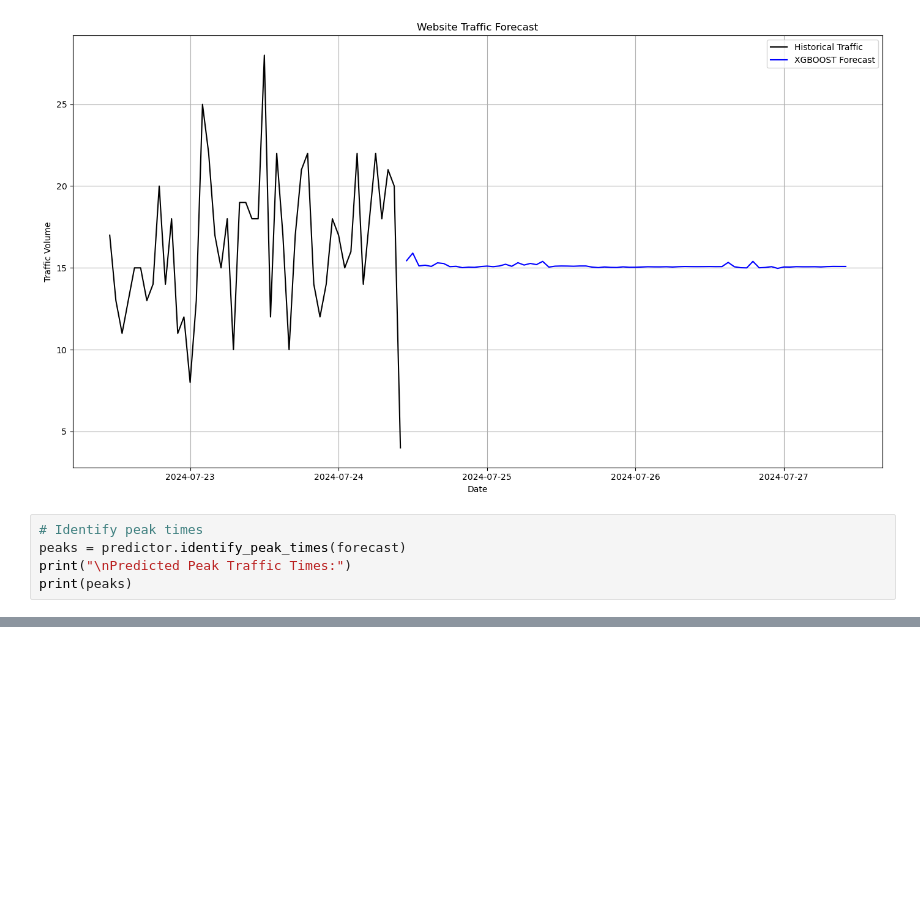
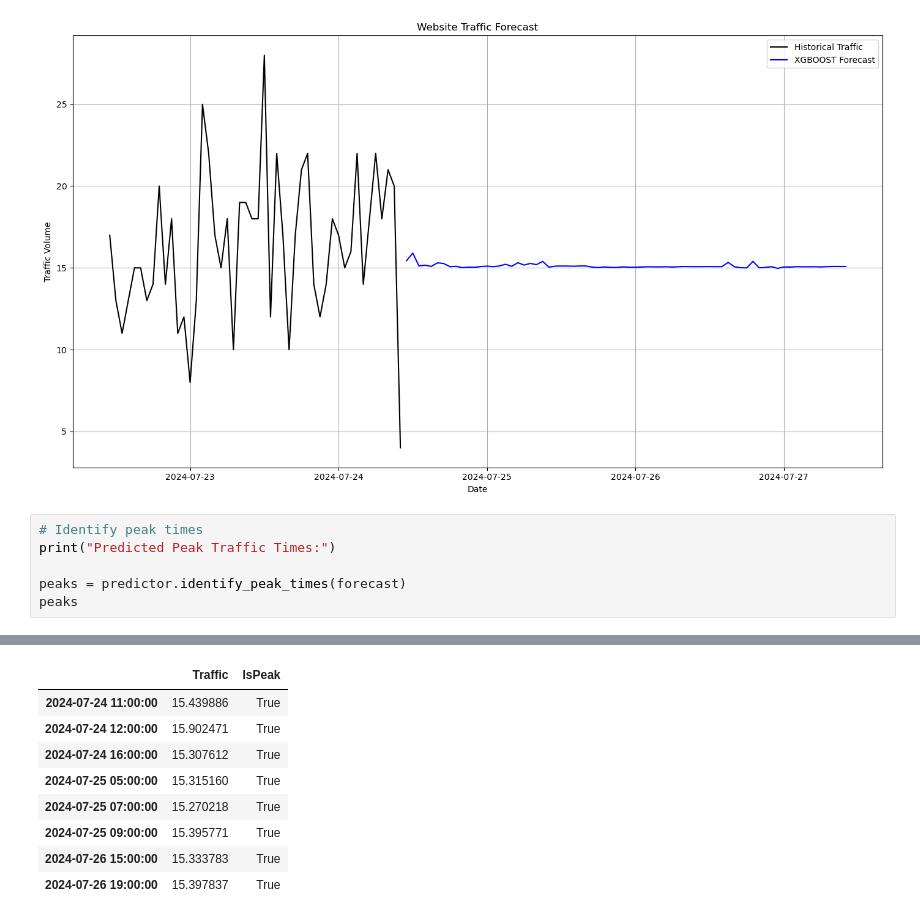
Before and after one commit to akinolu52/clickstream-analysis, a Jupyter notebook: app.ipynb, the cells around one changed output, grey strips where cells are left out. Drawn from its saved outputs; the diff is of its cells as text; blank space fills up the shorter version.

```diff
--- a/app.ipynb
+++ b/app.ipynb
@@ -990,8 +973,9 @@ predictor.plot_forecasts()
 [figure]
 # %%
 # Identify peak times
+print("Predicted Peak Traffic Times:")
+
 peaks = predictor.identify_peak_times(forecast)
-print("\nPredicted Peak Traffic Times:")
-print(peaks)
+peaks
 # %% [output]
 Predicted Peak Traffic Times:
@@ -1006,0 +982,9 @@ Predicted Peak Traffic Times:
+|  | Traffic | IsPeak |
+| 2024-07-24 11:00:00 | 15.439886 | True |
+| 2024-07-24 12:00:00 | 15.902471 | True |
+| 2024-07-24 16:00:00 | 15.307612 | True |
+| 2024-07-25 05:00:00 | 15.315160 | True |
+| 2024-07-25 07:00:00 | 15.270218 | True |
+| 2024-07-25 09:00:00 | 15.395771 | True |
+| 2024-07-26 15:00:00 | 15.333783 | True |
+| 2024-07-26 19:00:00 | 15.397837 | True |
```
Also changed, not shown: parts of 4 cells of this notebook.
